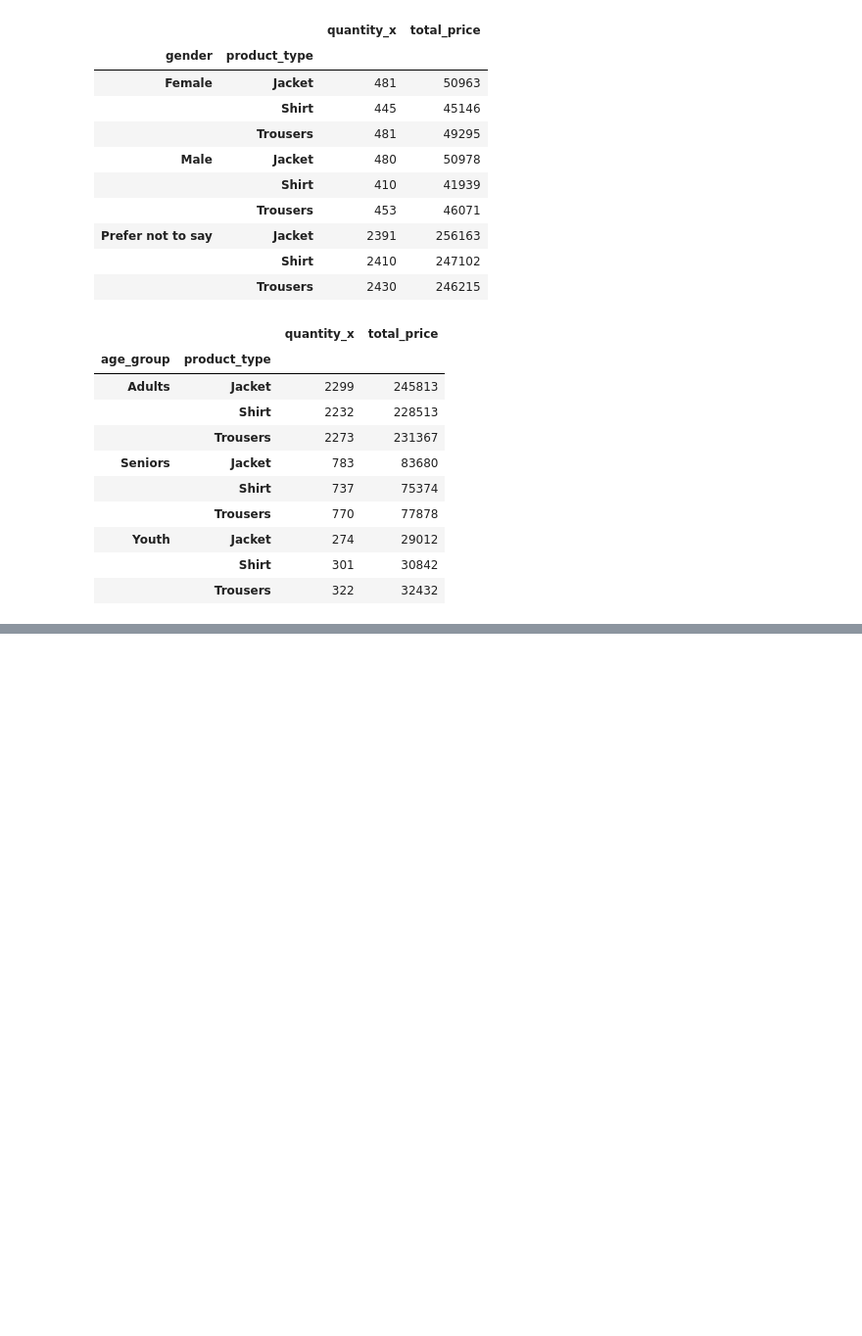
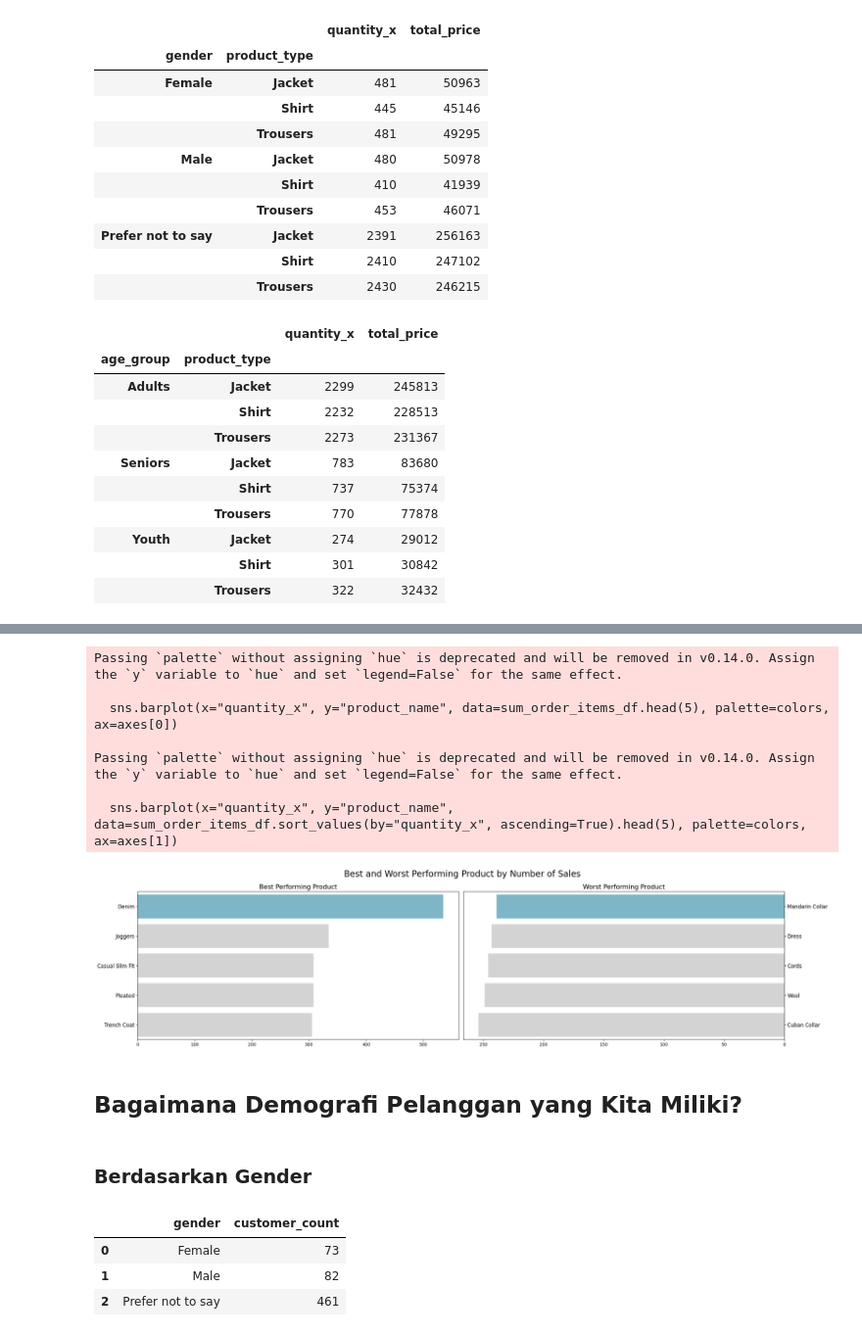
Before and after one commit to JoshInkiriwang/Data_Science_Dicoding, a Jupyter notebook: Analisis_Data_Python/Project-Data_Visualisation.ipynb, the cells around one changed output, grey strips where cells are left out. Shown at 98% size. Cells and saved outputs as stored; diff of their text form; code cells hidden in the pictures; blank space fills up the shorter version.

Commit message:
Update Project DataVis

```diff
--- a/Analisis_Data_Python/Project-Data_Visualisation.ipynb
+++ b/Analisis_Data_Python/Project-Data_Visualisation.ipynb
@@ -878,0 +948,3 @@ all_dataframe.groupby(by=["age_group", "product_type"]).agg({
+# %%
+sum_order_items_df = all_dataframe.groupby("product_name").quantity_x.sum().sort_values(ascending=False).reset_index()
+sum_order_items_df.head(10)
@@ -878,0 +963,54 @@ all_dataframe.groupby(by=["age_group", "product_type"]).agg({
+# %%
+import seaborn as sns
+import matplotlib.pyplot as plt
+
+fig, axes = plt.subplots(1, 2, figsize=(24, 6)) # Changed ax to axes for clarity
+
+colors = ["#72BCD4", "#D3D3D3", "#D3D3D3", "#D3D3D3", "#D3D3D3"]
+
+# Best Performing Product
+sns.barplot(x="quantity_x", y="product_name", data=sum_order_items_df.head(5), palette=colors, ax=axes[0])
+axes[0].set_ylabel(None)
+axes[0].set_xlabel(None)
+axes[0].set_title("Best Performing Product", loc="center", fontsize=15)
+axes[0].tick_params(axis='y', labelsize=12)
+
+# Worst Performing Product
+# Jumlah produk terbanyak
+sns.barplot(x="quantity_x", y="product_name", data=sum_order_items_df.sort_values(by="quantity_x", ascending=True).head(5), palette=colors, ax=axes[1])
+axes[1].set_ylabel(None)
+axes[1].set_xlabel(None)
+axes[1].invert_xaxis()
+axes[1].yaxis.set_label_position("right")
+axes[1].yaxis.tick_right()
+axes[1].set_title("Worst Performing Product", loc="center", fontsize=15)
+axes[1].tick_params(axis='y', labelsize=12)
+
+plt.suptitle("Best and Worst Performing Product by Number of Sales", fontsize=20)
+plt.tight_layout()  # Adjust subplot parameters for a tight layout
+plt.show()
+# %% [output]
+Passing `palette` without assigning `hue` is deprecated and will be removed in v0.14.0. Assign the `y` variable to `hue` and set `legend=False` for the same effect.
+
+  sns.barplot(x="quantity_x", y="product_name", data=sum_order_items_df.head(5), palette=colors, ax=axes[0])
+
+Passing `palette` without assigning `hue` is deprecated and will be removed in v0.14.0. Assign the `y` variable to `hue` and set `legend=False` for the same effect.
+
+  sns.barplot(x="quantity_x", y="product_name", data=sum_order_items_df.sort_values(by="quantity_x", ascending=True).head(5), palette=colors, ax=axes[1])
+[figure, added]
+# %% [markdown]
+## Bagaimana Demografi Pelanggan yang Kita Miliki?
+# %% [markdown]
+### Berdasarkan Gender
+# %%
+bygender_df = all_dataframe.groupby(by="gender").customer_id.nunique().reset_index()
+bygender_df.rename(columns={
+    "customer_id": "customer_count"
+}, inplace=True)
+
+bygender_df
+# %% [output]
+|  | gender | customer_count |
+| 0 | Female | 73 |
+| 1 | Male | 82 |
+| 2 | Prefer not to say | 461 |
```
Also changed, not shown: parts of 22 cells of this notebook.
